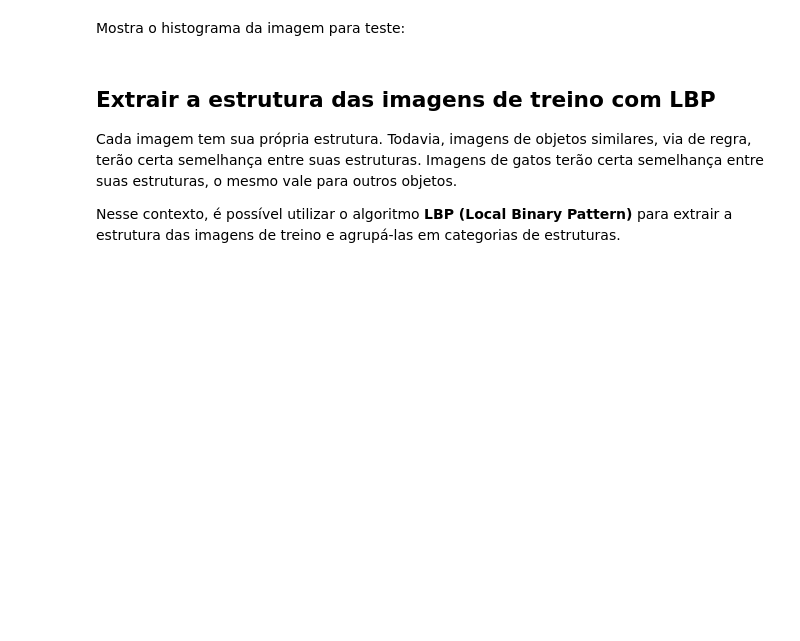
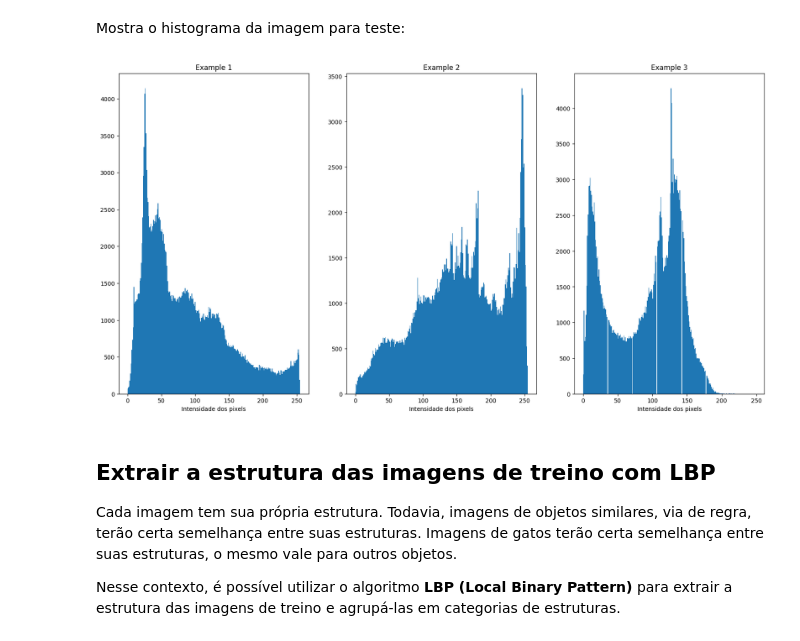
Before and after one commit to afmireski/images_classificator, a Jupyter notebook: main.ipynb, the cells around one changed output. Drawn from its saved outputs; the diff is of its cells as text; code cells hidden in the pictures; blank space fills up the shorter version.

```diff
--- a/main.ipynb
+++ b/main.ipynb
@@ -35,3 +45,17 @@ plt.xlabel('Intensidade dos pixels')
+# %%
+def show_tree_examples_histograms(images):
+    imgs = images[0:3]
+    plt.figure(figsize=(20, 10))
+    for i, img in enumerate(imgs):
+        plt.subplot(1, 3, i + 1)
+        plt.hist(img.ravel(), bins=256)
+        plt.title(f'Example {i+1}')
+        plt.axis('on')
+        plt.xlabel('Intensidade dos pixels')
+
+show_tree_examples_histograms(train_images)
+# %% [output]
+[figure, added]
 # %% [markdown]
 ## Extrair a estrutura das imagens de treino com LBP
 
```
Also changed, not shown: parts of 4 cells of this notebook.
